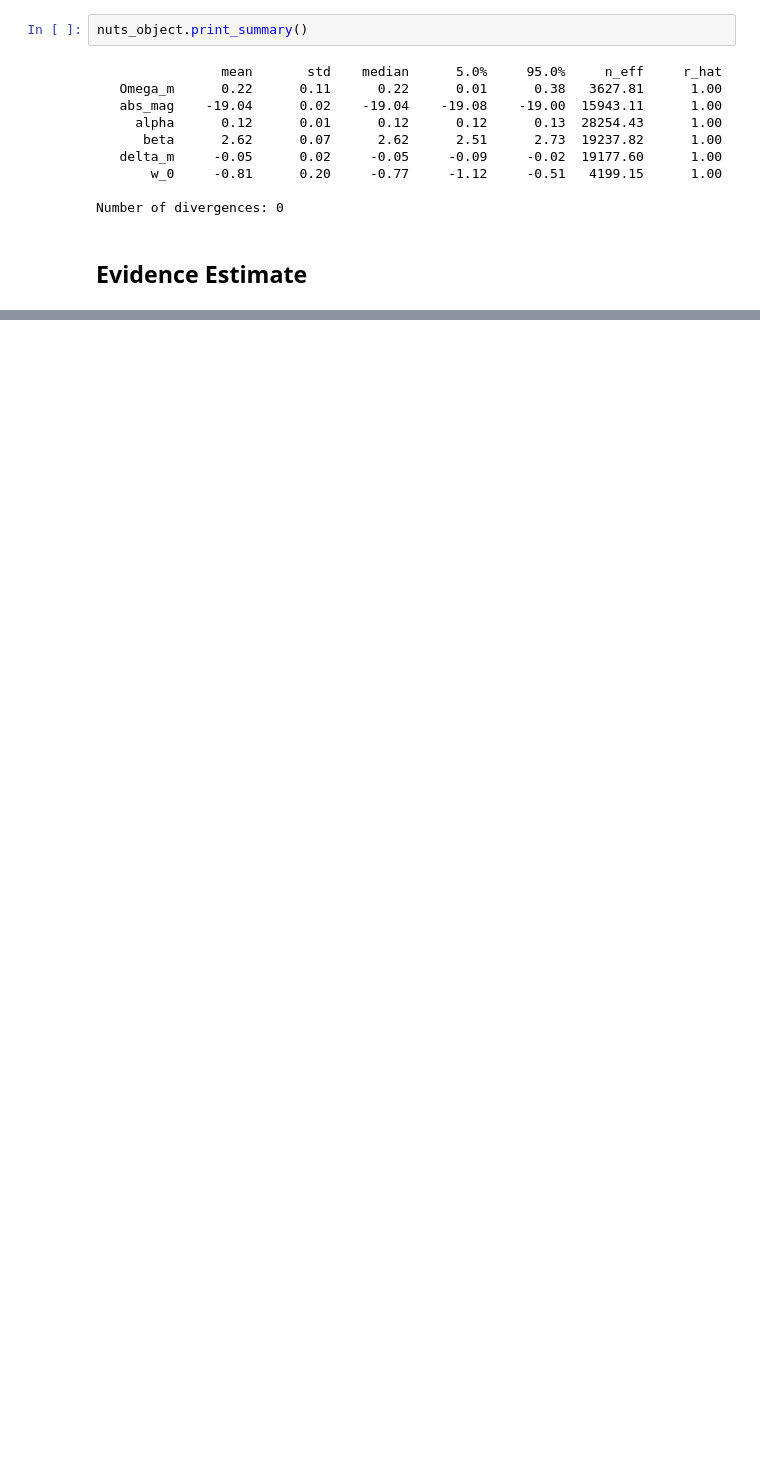
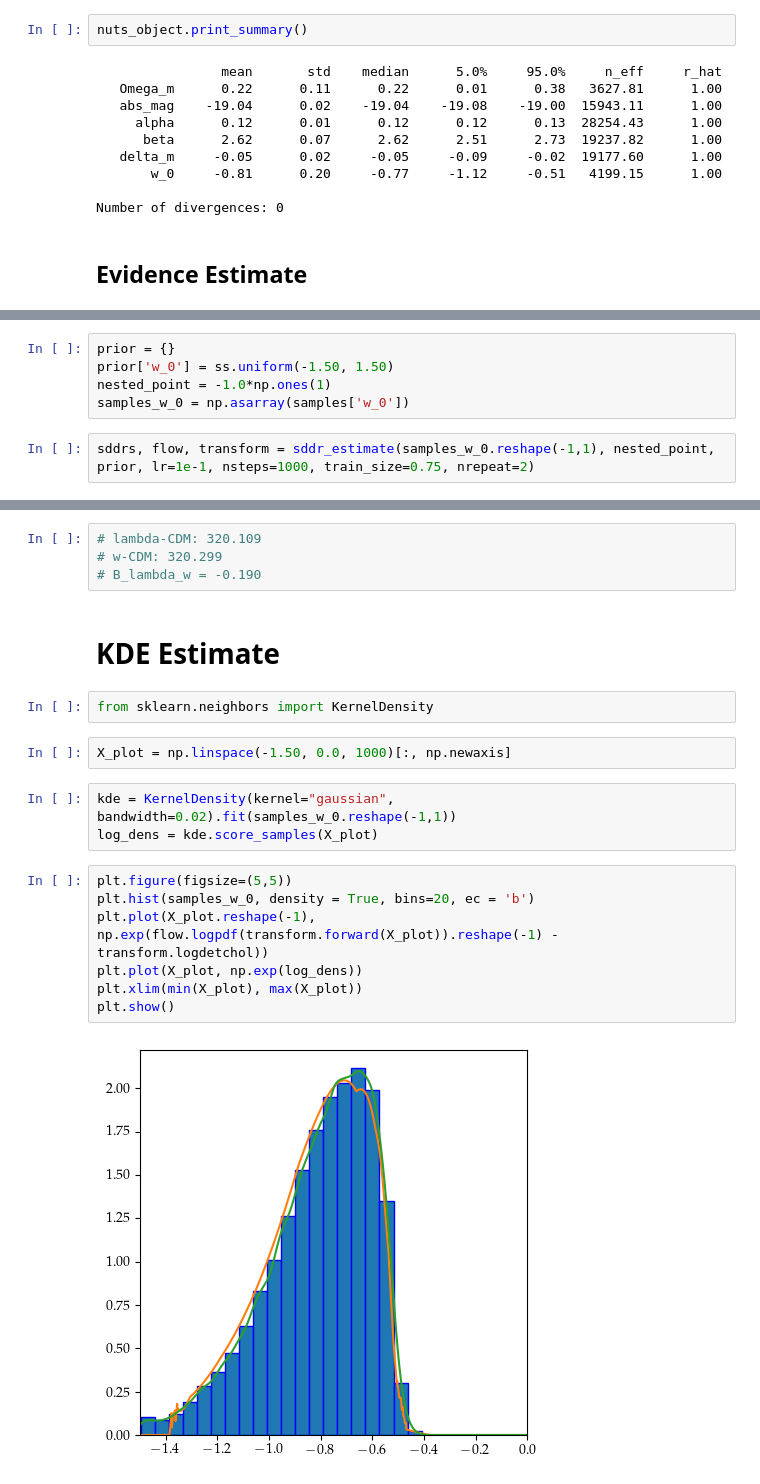
Before and after one commit to Harry45/MLflow, a Jupyter notebook: jla-numpyro.ipynb, the cells around one changed output, grey strips where cells are left out. Drawn from its saved outputs; the diff is of its cells as text; blank space fills up the shorter version.

```diff
--- a/jla-numpyro.ipynb
+++ b/jla-numpyro.ipynb
@@ -804,0 +883,7 @@ log-determinant of the Cholesky factor is -20.395
+# %%
+prior = {}
+prior['w_0'] = ss.uniform(-1.50, 1.50)
+nested_point = -1.0*np.ones(1)
+samples_w_0 = np.asarray(samples['w_0'])
+# %%
+sddrs, flow, transform = sddr_estimate(samples_w_0.reshape(-1,1), nested_point, prior, lr=1e-1, nsteps=1000, train_size=0.75, nrepeat=2)
@@ -804,0 +905,22 @@ log-determinant of the Cholesky factor is -20.395
+# %%
+# lambda-CDM: 320.109
+# w-CDM: 320.299
+# B_lambda_w = -0.190
+# %% [markdown]
+# KDE Estimate
+# %%
+from sklearn.neighbors import KernelDensity
+# %%
+X_plot = np.linspace(-1.50, 0.0, 1000)[:, np.newaxis]
+# %%
+kde = KernelDensity(kernel="gaussian", bandwidth=0.02).fit(samples_w_0.reshape(-1,1))
+log_dens = kde.score_samples(X_plot)
+# %%
+plt.figure(figsize=(5,5))
+plt.hist(samples_w_0, density = True, bins=20, ec = 'b')
+plt.plot(X_plot.reshape(-1), np.exp(flow.logpdf(transform.forward(X_plot)).reshape(-1) - transform.logdetchol))
+plt.plot(X_plot, np.exp(log_dens))
+plt.xlim(min(X_plot), max(X_plot))
+plt.show()
+# %% [output]
+[figure, added]
```
Also changed, not shown: parts of 16 cells of this notebook, 3 other files.
